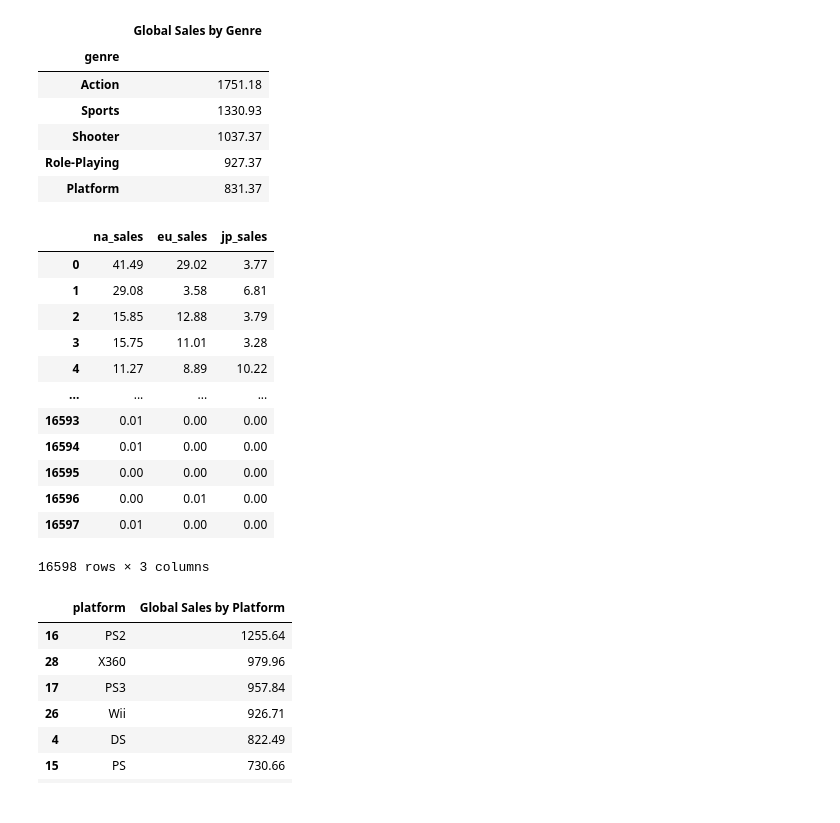
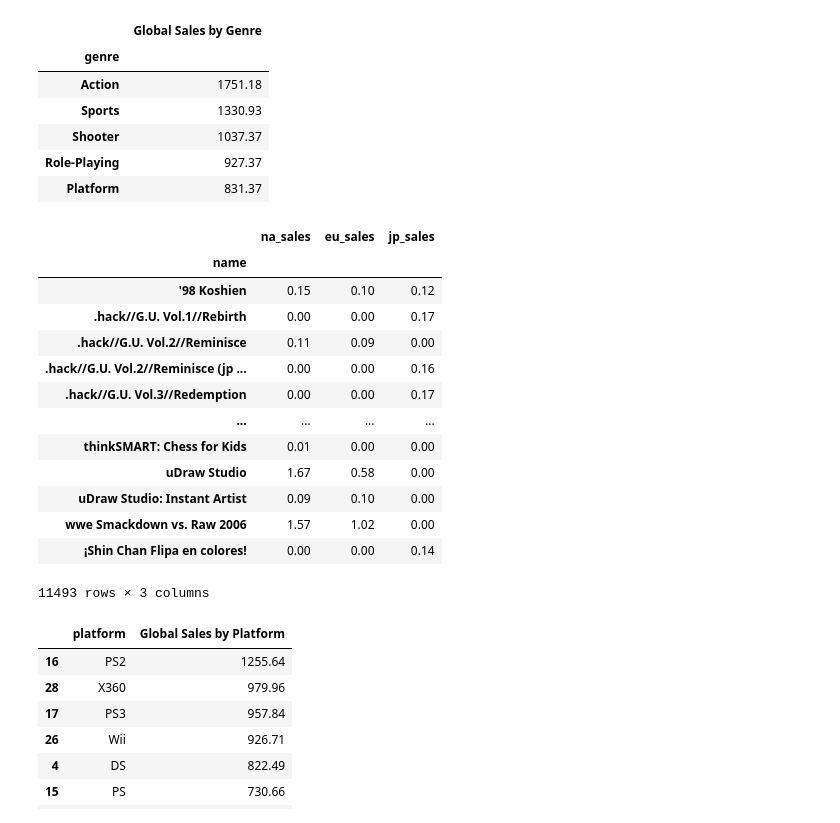
Before and after one commit to knohavec/Project-1-, a Jupyter notebook: Data Exploration Jupiter Notebooks/video_game_sales.ipynb, the cells around one changed output. Cells and saved outputs as stored; diff of their text form; code cells hidden in the pictures.

```diff
--- a/Data Exploration Jupiter Notebooks/video_game_sales.ipynb
+++ b/Data Exploration Jupiter Notebooks/video_game_sales.ipynb
@@ -131,22 +131,23 @@ genre_sales_df_sorted.head()
 | Platform | 831.37 |
 # %%
 # Group data by region (North America, EU, Japan) and calculate total sales for each region
-region_sales_df = video_game_sales_df.groupby(level=0)[['na_sales', 'eu_sales', 'jp_sales']].sum()
+region_sales_df = video_game_sales_df.groupby(video_game_sales_df['name'])[['na_sales', 'eu_sales', 'jp_sales']].sum()
 region_sales_df
 # %% [output]
 |  | na_sales | eu_sales | jp_sales |
-| 0 | 41.49 | 29.02 | 3.77 |
-| 1 | 29.08 | 3.58 | 6.81 |
-| 2 | 15.85 | 12.88 | 3.79 |
-| 3 | 15.75 | 11.01 | 3.28 |
-| 4 | 11.27 | 8.89 | 10.22 |
+| name |  |  |  |
+| '98 Koshien | 0.15 | 0.10 | 0.12 |
+| .hack//G.U. Vol.1//Rebirth | 0.00 | 0.00 | 0.17 |
+| .hack//G.U. Vol.2//Reminisce | 0.11 | 0.09 | 0.00 |
+| .hack//G.U. Vol.2//Reminisce (jp ... | 0.00 | 0.00 | 0.16 |
+| .hack//G.U. Vol.3//Redemption | 0.00 | 0.00 | 0.17 |
 | ... | ... | ... | ... |
-| 16593 | 0.01 | 0.00 | 0.00 |
-| 16594 | 0.01 | 0.00 | 0.00 |
-| 16595 | 0.00 | 0.00 | 0.00 |
-| 16596 | 0.00 | 0.01 | 0.00 |
-| 16597 | 0.01 | 0.00 | 0.00 |
+| thinkSMART: Chess for Kids | 0.01 | 0.00 | 0.00 |
+| uDraw Studio | 1.67 | 0.58 | 0.00 |
+| uDraw Studio: Instant Artist | 0.09 | 0.10 | 0.00 |
+| wwe Smackdown vs. Raw 2006 | 1.57 | 1.02 | 0.00 |
+| ¡Shin Chan Flipa en colores! | 0.00 | 0.00 | 0.14 |
-16598 rows × 3 columns
+11493 rows × 3 columns
 # %%
 # Group sales data by platform and calculate total sales for each platform
 platform_sales_df = video_game_sales_df.groupby("platform")["global_sales"].sum().reset_index(name="Global Sales by Platform")
```
Also changed, not shown: parts of 6 cells of this notebook.
